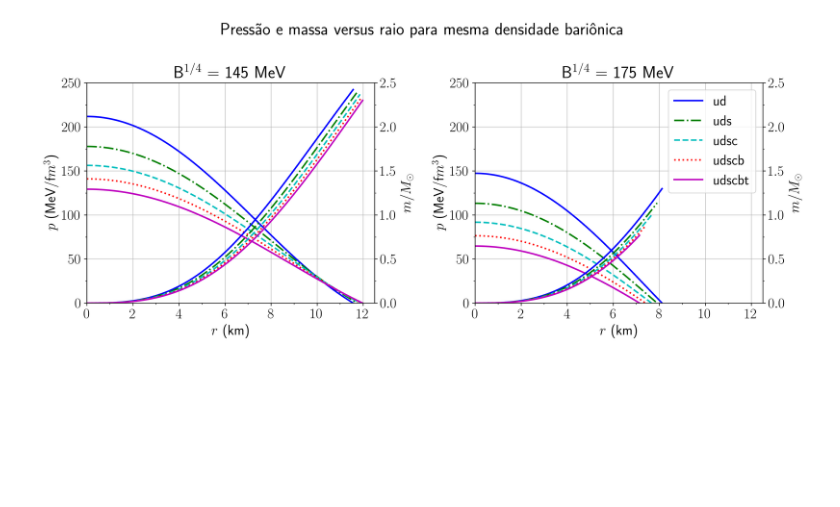
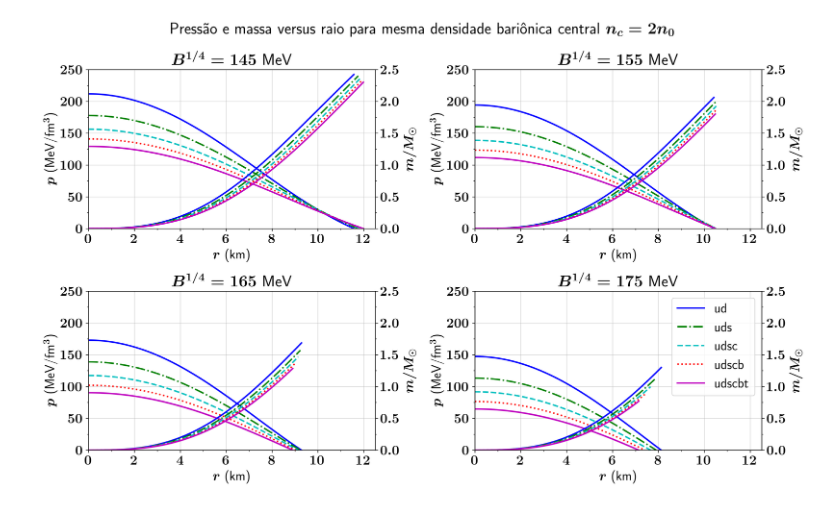
Before and after one commit to nicofgr/dense-star, a Jupyter notebook: python/Graph1.ipynb, the cells around one changed output. Cells and saved outputs as stored; diff of their text form; code cells hidden in the pictures; blank space fills up the shorter version.

```diff
--- a/python/Graph1.ipynb
+++ b/python/Graph1.ipynb
@@ -4,68 +4,70 @@ import numpy as np
 from matplotlib.ticker import AutoMinorLocator, MultipleLocator
 
 plt.rcParams['text.usetex'] = True
+plt.rcParams['text.latex.preamble'] = r'\boldmath'
 plt.rcParams["font.size"] = 18
-plt.rcParams['figure.figsize'] = [14, 6]
+plt.rcParams['figure.figsize'] = [14.6, 9]
 plt.rcParams['figure.dpi'] = 300
 
-fig, ax1 = plt.subplots(1,2)
+fig, ax1 = plt.subplots(2,2)
 #-------------------------------------------------------
 bagPressures = []
 bagPressures.append(145)
-#bagPressures.append(155)
-#bagPressures.append(165)
+bagPressures.append(155)
+bagPressures.append(165)
 bagPressures.append(175)
 titles = []
 titles.append('ud')
 titles.append('uds')
 titles.append('udsc')
 titles.append('udscb')
 titles.append('udscbt')
 dirs = []
 for bP in bagPressures:
     for i in titles:
         dirs.append('../cpp/output/' + i + 'B' + str(bP) +'.dat')
 #print(dirs)
 cols = []
 cols.append('b')
 cols.append('g-.')
 cols.append('c--')
 cols.append('r:')
 cols.append('m')
 
-for k in range(2):
-    x = []
-    ax1[k].set_title("B$^{1/4}$ = "+ str(bagPressures[k]) +" MeV")
-    ax1[k].set_xlabel(r'$r$ (km)')
-    ax1[k].set_ylabel(r'$p$ (MeV/f$m^3$)')
-    ax1[k].set_xlim([0,12.5])
-    ax1[k].xaxis.set_major_locator(MultipleLocator(2))
-    ax1[k].xaxis.set_minor_locator(MultipleLocator(1))
-    ax1[k].yaxis.set_major_locator(MultipleLocator(50))
-    ax1[k].yaxis.set_minor_locator(MultipleLocator(25))
-    ax1[k].set_ylim([0,250])
-    ax2 = ax1[k].twinx()
-    ax2.set_ylabel(r'$m/M_\odot$')
-    ax2.set_ylim([0,2.5])
-    ax2.yaxis.set_major_locator(MultipleLocator(0.5))
-    ax2.yaxis.set_minor_locator(MultipleLocator(0.25))
+for j in range(2):
+    for k in range(2):
+        x = []
+        ax1[j][k].set_title("$B^{1/4} = "+ str(bagPressures[k+j*2]) +"$ MeV")
+        ax1[j][k].set_xlabel(r'$r$ (km)')
+        ax1[j][k].set_ylabel(r'$p$ (MeV/fm$^3$)')
+        ax1[j][k].set_xlim([0,12.5])
+        ax1[j][k].xaxis.set_major_locator(MultipleLocator(2))
+        ax1[j][k].xaxis.set_minor_locator(MultipleLocator(1))
+        ax1[j][k].yaxis.set_major_locator(MultipleLocator(50))
+        ax1[j][k].yaxis.set_minor_locator(MultipleLocator(25))
+        ax1[j][k].set_ylim([0,250])
+        ax2 = ax1[j][k].twinx()
+        ax2.set_ylabel(r'$m/M_\odot$')
+        ax2.set_ylim([0,2.5])
+        ax2.yaxis.set_major_locator(MultipleLocator(0.5))
+        ax2.yaxis.set_minor_locator(MultipleLocator(0.25))
 
-    for i in range(5):
-        x.append([])
-        with open(dirs[i+k*5], 'r') as f:
-            #print(dirs[i+k*5+j*10])
-            lines = f.readlines()
-            x[i].append([float(line.split()[0]) for line in lines])
-            x[i].append([float(line.split()[1]) for line in lines])
-            x[i].append([float(line.split()[2]) for line in lines])
+        for i in range(5):
+            x.append([])
+            with open(dirs[i+k*5+j*10], 'r') as f:
+                #print(dirs[i+k*5+j*10])
+                lines = f.readlines()
+                x[i].append([float(line.split()[0]) for line in lines])
+                x[i].append([float(line.split()[1]) for line in lines])
+                x[i].append([float(line.split()[2]) for line in lines])
 
-        ax1[k].grid(True, alpha=0.75)
-        ax1[k].plot(x[i][0],x[i][1], cols[i], label=titles[i],linewidth=2)
-        ax2.plot(x[i][0],x[i][2], cols[i],linewidth=2)
+            ax1[j][k].grid(True, alpha=0.5)
+            ax1[j][k].plot(x[i][0],x[i][1], cols[i], label=titles[i],linewidth=2)
+            ax2.plot(x[i][0],x[i][2], cols[i],linewidth=2)
 
-fig.suptitle("Pressão e massa versus raio para mesma densidade bariônica")
-fig.tight_layout(pad=1.25)
-ax1[1].legend(loc='upper right')
+fig.suptitle("Pressão e massa versus raio para densidade bariônica central $n_c = 2n_0$")
+fig.tight_layout(pad=1)
+ax1[1][1].legend(loc='upper right')
 plt.show()
 # %% [output]
-[figure, old version]
+[figure, new version]
```
Also changed, not shown: 46 other files.
